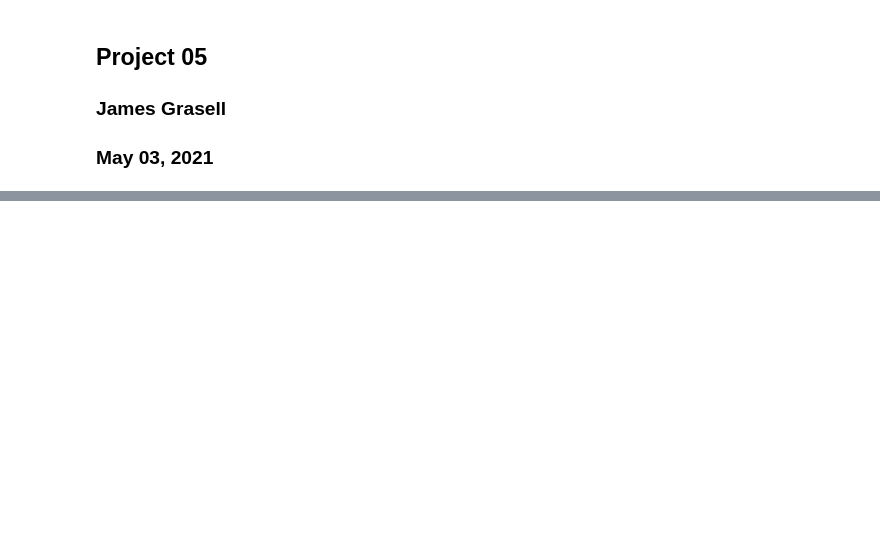
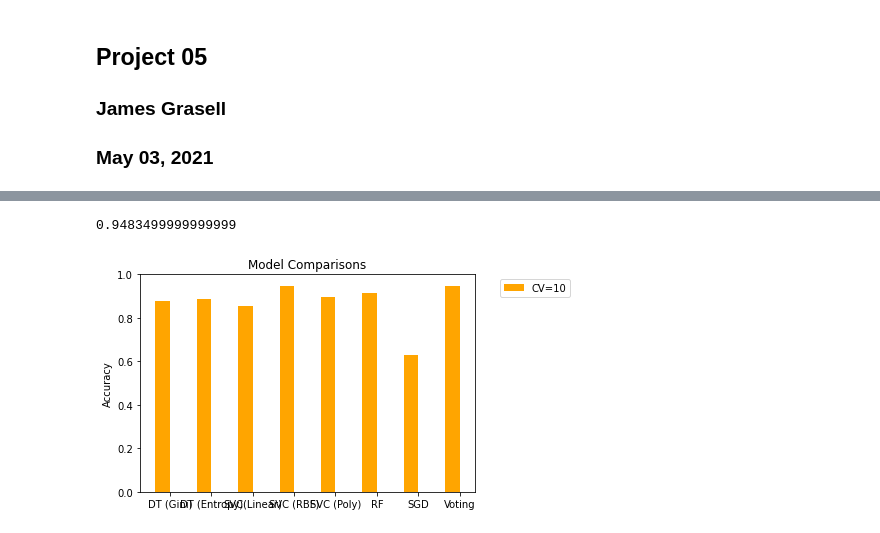
Before and after one commit to jimgrasell/AML, a Jupyter notebook: Project05/Project05-Grasell.ipynb, the cells around one changed output, grey strips where cells are left out. Saved outputs shown, nothing was run; the diff lists cells and outputs as text; code cells hidden in the pictures; blank space fills up the shorter version.

Commit message:
Project 5 Commit

```diff
--- a/Project05/Project05-Grasell.ipynb
+++ b/Project05/Project05-Grasell.ipynb
@@ -13,4 +13,7 @@ import numpy as np
 import pandas as pd
 # %%
 # Read in the Letter Recognition data from github
-train_url = 'https://raw.githubusercontent.com/jimgrasell/AML/master/Project05/Data/letters.txt'
+letters_url = 'https://raw.githubusercontent.com/jimgrasell/AML/master/Project05/Data/letters.txt'
+letters_df = pd.read_csv(letters_url)
+print(letters_df.head(3))
+print(letters_df.shape)
@@ -16,0 +166,43 @@ train_url = 'https://raw.githubusercontent.com/jimgrasell/AML/master/Project05/D
+# %%
+# Voting Classifier
+
+gini_dt = DecisionTreeClassifier(criterion='gini')
+entropy_dt = DecisionTreeClassifier(criterion='entropy')
+svc_rbf = SVC(kernel='rbf')
+svc_poly = SVC(kernel='poly')
+svc_linear = SVC(kernel='linear')
+rf = RandomForestClassifier(n_estimators = 5, random_state = 0)
+sgd = SGDClassifier(max_iter=250, tol=1e-3)
+
+voting_clf = Pipeline(steps=[('preprocessor', preprocessor),
+                      ('classifier', VotingClassifier( estimators=[("gini_dt", gini_dt), ("entropy_dt", entropy_dt),
+                      ("svc_rbf", svc_rbf), ("svc_poly", svc_poly), ("svc_linear", svc_linear),
+                      ("rf", rf), ("sgd", sgd)], voting="hard" ))])
+
+voting_clf_score = cross_val_score(voting_clf, X, y, cv=num_folds, scoring="accuracy").mean()
+print(voting_clf_score)
+# %% [output]
+0.9483499999999999
+# %%
+# Summarize the findings for all models
+
+labels = ['DT (Gini)', 'DT (Entropy)', 'SVC(Linear)', 'SVC (RBF)', 'SVC (Poly)', 'RF', 'SGD', 'Voting']
+training_scores = [gini_dt_score, entropy_dt_score, linear_svc_clf_score, rbf_svc_clf_score, poly_svc_clf_score, rf_clf_score, sgd_clf_score, voting_clf_score]
+
+x = np.arange(len(labels))  # the label locations
+width = 0.35  # the width of the bars
+
+fig, ax = plt.subplots()
+rects1 = ax.bar(x - width/2, training_scores, width, label='CV=10', color='orange')
+
+# Add some text for labels, title and custom x-axis tick labels, etc.
+ax.set_ylabel('Accuracy')
+ax.set_xticks(x)
+ax.set_ylim(0,1)
+ax.set_xticklabels(labels)
+ax.legend(bbox_to_anchor = (1.3, 1.0), loc='upper right')
+
+plt.title('Model Comparisons')
+plt.show()
+# %% [output]
+[figure, added]
```
Also changed, not shown: parts of 18 cells of this notebook.
